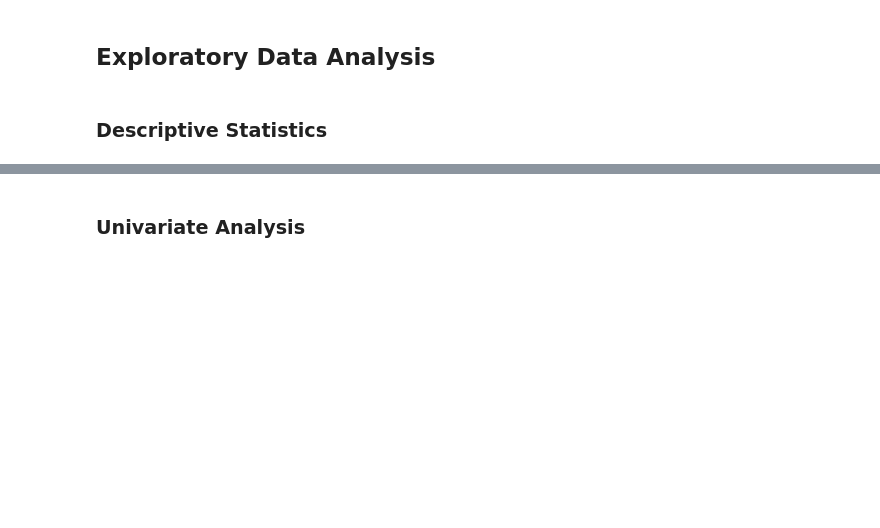
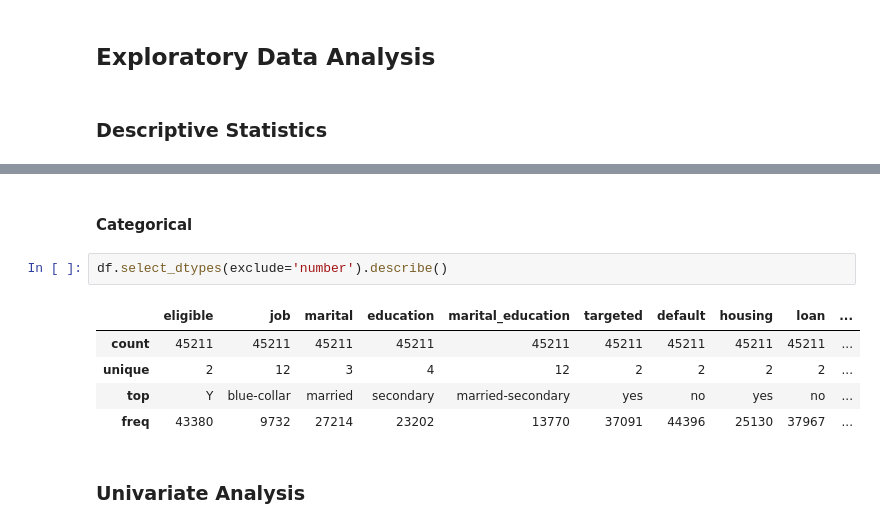
Before and after one commit to dendihandian/data-portfolio, a Jupyter notebook: bank-marketing/bank-marketing.ipynb, the cells around one changed output, grey strips where cells are left out. Cells and saved outputs as stored; diff of their text form; blank space fills up the shorter version.

Commit message:
add numerical and categorical descriptive statistic

```diff
--- a/bank-marketing/bank-marketing.ipynb
+++ b/bank-marketing/bank-marketing.ipynb
@@ -147,6 +149,16 @@ df.describe()
 | 50% | 39.000000 | 3.000000 | 60000.000000 | 448.000000 | 16.000000 | 180.000000 | 2.000000 | -1.000000 | 0.000000 | 0.000000 |
 | 75% | 48.000000 | 4.000000 | 70000.000000 | 1428.000000 | 21.000000 | 319.000000 | 3.000000 | -1.000000 | 0.000000 | 0.000000 |
 | max | 95.000000 | 9.000000 | 120000.000000 | 102127.000000 | 31.000000 | 4918.000000 | 63.000000 | 871.000000 | 275.000000 | 1.000000 |
+# %% [markdown]
+#### Categorical
+# %%
+df.select_dtypes(exclude='number').describe()
+# %% [output]
+|  | eligible | job | marital | education | marital_education | targeted | default | housing | loan | ... |
+| count | 45211 | 45211 | 45211 | 45211 | 45211 | 45211 | 45211 | 45211 | 45211 | ... |
+| unique | 2 | 12 | 3 | 4 | 12 | 2 | 2 | 2 | 2 | ... |
+| top | Y | blue-collar | married | secondary | married-secondary | yes | no | yes | no | ... |
+| freq | 43380 | 9732 | 27214 | 23202 | 13770 | 37091 | 44396 | 25130 | 37967 | ... |
 # %% [markdown]
 ### Univariate Analysis
 # %%
```
Also changed, not shown: parts of 2 cells of this notebook.
